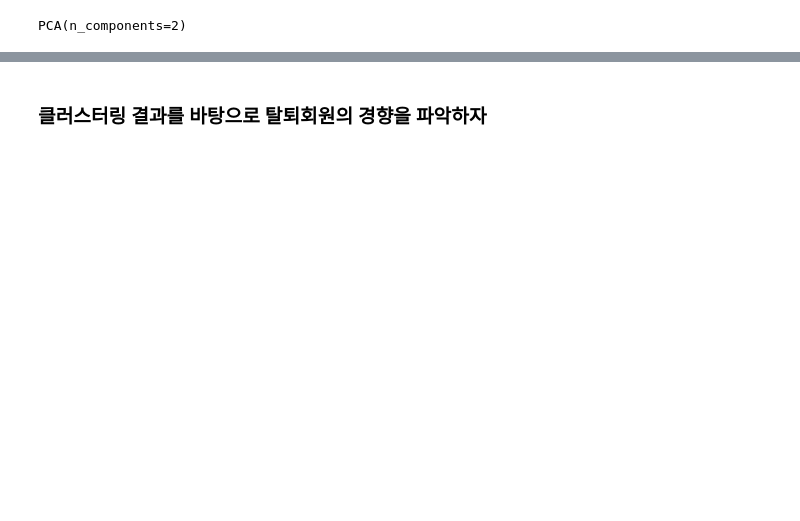
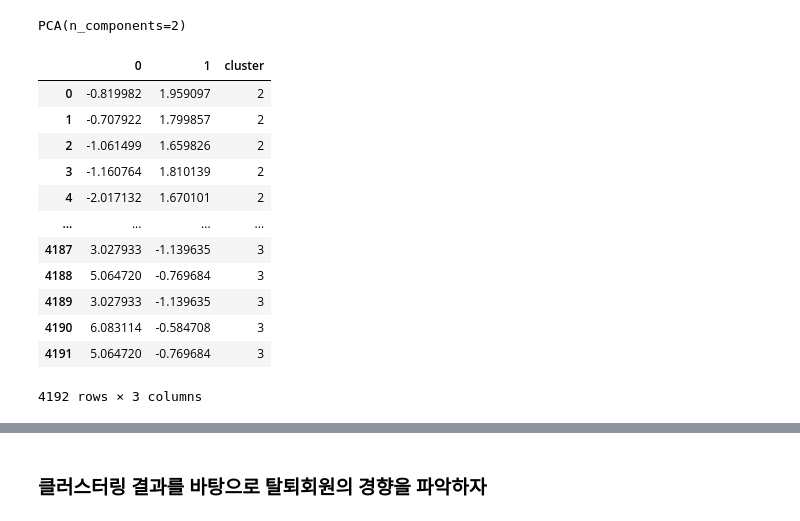
Before and after one commit to aroa97/practice, a Jupyter notebook: churn/practice/4장/4장_연습.ipynb, the cells around one changed output, grey strips where cells are left out. Drawn from its saved outputs; the diff is of its cells as text; code cells hidden in the pictures; blank space fills up the shorter version.

```diff
--- a/churn/practice/4장/4장_연습.ipynb
+++ b/churn/practice/4장/4장_연습.ipynb
@@ -119,3 +142,19 @@ PCA(n_components=2)
 x_pca = pca.transform(X)
 pca_df = pd.DataFrame(x_pca)
 pca_df["cluster"] = customer_clustering["cluster"]
+# %%
+pca_df
+# %% [output]
+|  | 0 | 1 | cluster |
+| 0 | -0.819982 | 1.959097 | 2 |
+| 1 | -0.707922 | 1.799857 | 2 |
+| 2 | -1.061499 | 1.659826 | 2 |
+| 3 | -1.160764 | 1.810139 | 2 |
+| 4 | -2.017132 | 1.670101 | 2 |
+| ... | ... | ... | ... |
+| 4187 | 3.027933 | -1.139635 | 3 |
+| 4188 | 5.064720 | -0.769684 | 3 |
+| 4189 | 3.027933 | -1.139635 | 3 |
+| 4190 | 6.083114 | -0.584708 | 3 |
+| 4191 | 5.064720 | -0.769684 | 3 |
+4192 rows × 3 columns
```
Also changed, not shown: parts of 18 cells of this notebook, 1 other file.
